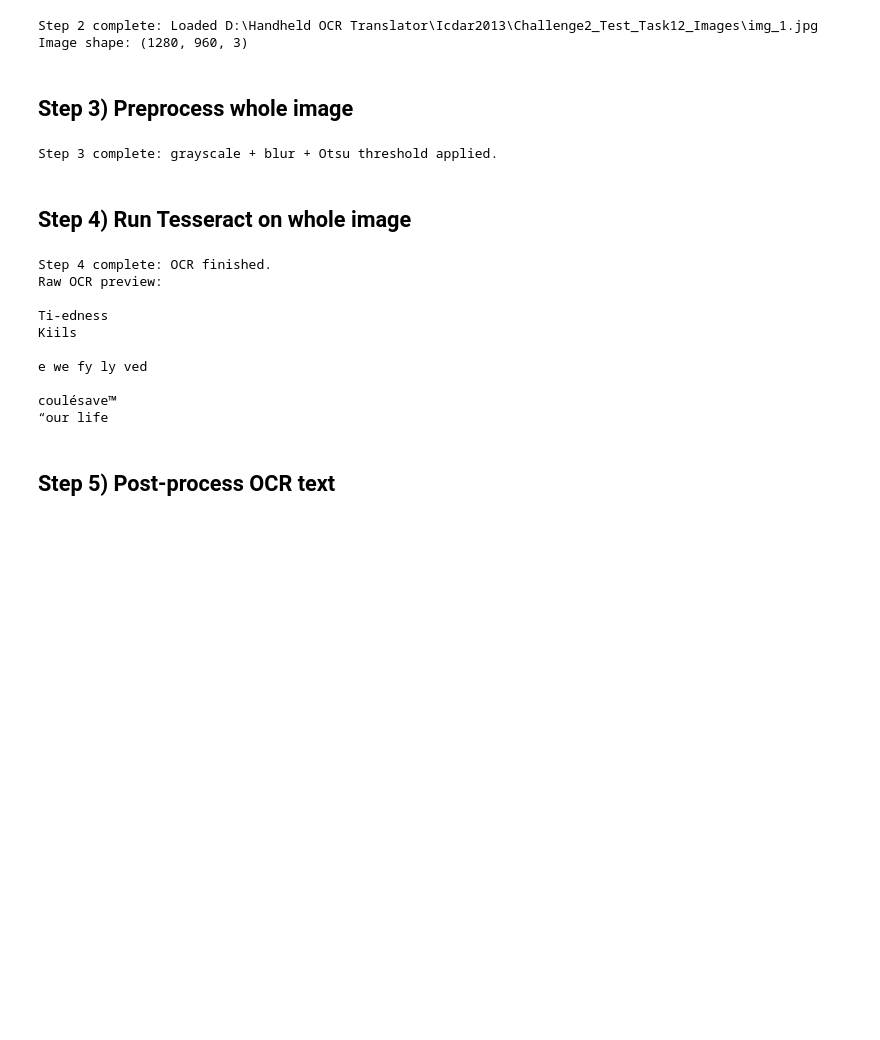
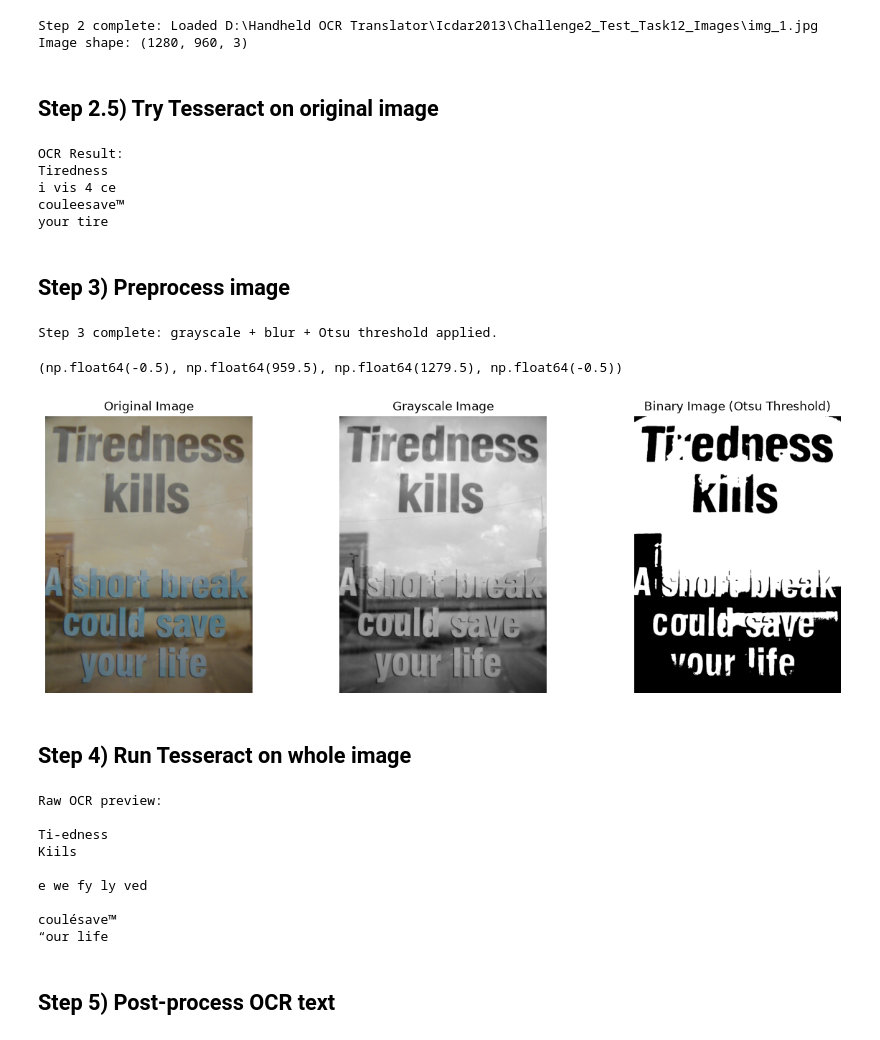
Before and after one commit to James-Jin-Sun/handheld-ocr-translator, a Jupyter notebook: tesseract_tutorial/tesseract_OCR.ipynb, the cells around one changed output. Drawn from its saved outputs; the diff is of its cells as text; code cells hidden in the pictures; blank space fills up the shorter version.

```diff
--- a/tesseract_tutorial/tesseract_OCR.ipynb
+++ b/tesseract_tutorial/tesseract_OCR.ipynb
@@ -17,24 +18,31 @@ OCR_CONFIG = "--oem 3 --psm 6"
 # %% [markdown]
 ## Step 2) Load the full image
 # %%
-image_path = Path(r"Icdar2013\\Challenge2_Test_Task12_Images\\img_1.jpg")
-if not image_path.exists():
-    image_path = Path(r"..\\..\\Icdar2013\\Challenge2_Test_Task12_Images\\img_1.jpg")
-
-if not image_path.exists():
-    raise FileNotFoundError(f"Image not found: {image_path.resolve()}")
+# image_path = Path(r"Icdar2013\\Challenge2_Test_Task12_Images\\img_1.jpg")
+image_path = Path(r"../../Icdar2013/Challenge2_Test_Task12_Images/img_1.jpg")
 
 img_bgr = cv2.imread(str(image_path))
-if img_bgr is None:
-    raise RuntimeError("cv2.imread failed. Check image path/permissions.")
+
 
 print(f"Step 2 complete: Loaded {image_path.resolve()}")
 print(f"Image shape: {img_bgr.shape}")
 # %% [output]
 Step 2 complete: Loaded D:\Handheld OCR Translator\Icdar2013\Challenge2_Test_Task12_Images\img_1.jpg
 Image shape: (1280, 960, 3)
+# %% [markdown]
+## Step 2.5) Try Tesseract on original image
+# %%
+# detected = pytesseract.image_to_string(img_bgr, lang="eng", config="--oem 3 --psm 6")
+detected = pytesseract.image_to_string(img_bgr, lang="eng")
+print(f"OCR Result:\n{detected}")
+# %% [output]
+OCR Result:
+Tiredness
+i vis 4 ce
+couleesave™
+your tire
 # %% [markdown]
-## Step 3) Preprocess whole image
+## Step 3) Preprocess image
 # %%
 gray = cv2.cvtColor(img_bgr, cv2.COLOR_BGR2GRAY)
 blur = cv2.GaussianBlur(gray, (3, 3), 0)
@@ -44,21 +50,35 @@ print("Step 3 complete: grayscale + blur + Otsu threshold applied.")
 # %% [output]
 Step 3 complete: grayscale + blur + Otsu threshold applied.
+# %%
+import matplotlib.pyplot as plt
+fig, (ax1, ax2, ax3) = plt.subplots(1, 3, figsize=(15, 5))
+
+ax1.imshow(img_bgr)
+ax1.set_title("Original Image")
+ax1.axis("off")
+ax2.imshow(gray, cmap="gray")
+ax2.set_title("Grayscale Image")
+ax2.axis("off")
+ax3.imshow(binary, cmap="gray")
+ax3.set_title("Binary Image (Otsu Threshold)")
+ax3.axis("off")
+# %% [output]
+(np.float64(-0.5), np.float64(959.5), np.float64(1279.5), np.float64(-0.5))
+[figure, added]
 # %% [markdown]
 ## Step 4) Run Tesseract on whole image
 # %%
-raw_text = pytesseract.image_to_string(binary, lang=OCR_LANG, config=OCR_CONFIG)
-data = pytesseract.image_to_data(
-    binary,
-    lang=OCR_LANG,
-    config=OCR_CONFIG,
-    output_type=pytesseract.Output.DATAFRAME
-)
-
-print("Step 4 complete: OCR finished.")
+# deteced_preprocessed = pytesseract.image_to_string(binary, lang="eng", config="--oem 3 --psm 6")
+# data = pytesseract.image_to_data(
+#     binary,
+#     lang="eng",
+#     config="--oem 3 --psm 6",
+#     output_type=pytesseract.Output.DATAFRAME
+# )
+deteced_preprocessed = pytesseract.image_to_string(binary, lang="eng")
 print("Raw OCR preview:\n")
-print(raw_text[:1000])
+print(deteced_preprocessed[:1000])
 # %% [output]
-Step 4 complete: OCR finished.
 Raw OCR preview:
 
 Ti-edness
```
Also changed, not shown: parts of 12 cells of this notebook.
